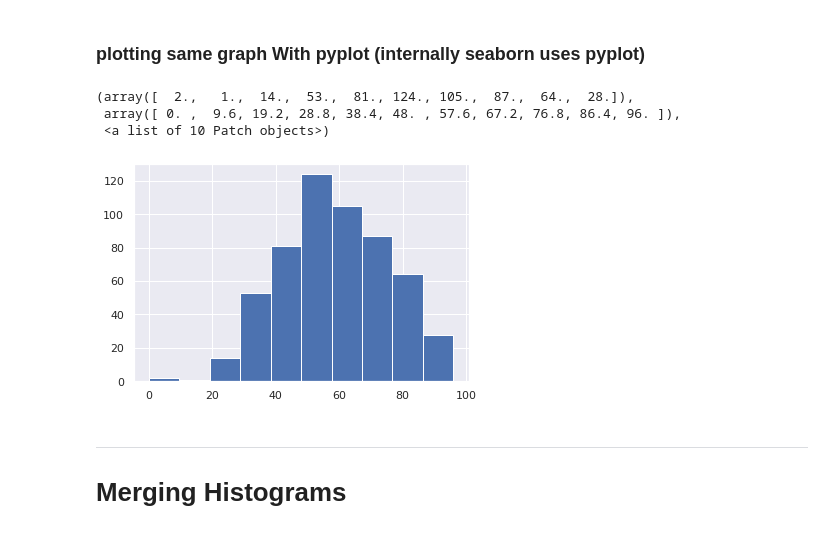
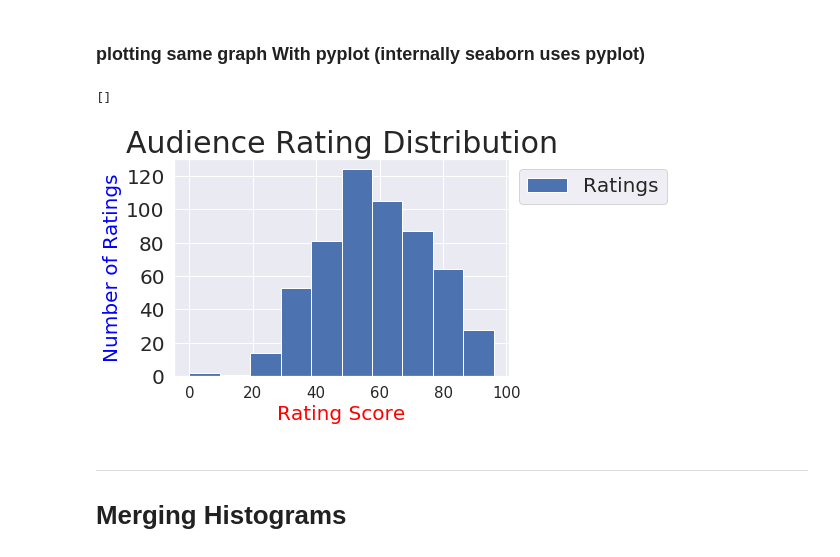
Before and after one commit to vermarajat22255/CS-559, a Jupyter notebook: Python A-Z Udemy practice/6/Stacked Histogram, categories and visualizations.ipynb, the cells around one changed output. Cells and saved outputs as stored; diff of their text form; code cells hidden in the pictures.

```diff
--- a/Python A-Z Udemy practice/6/Stacked Histogram, categories and visualizations.ipynb
+++ b/Python A-Z Udemy practice/6/Stacked Histogram, categories and visualizations.ipynb
@@ -117,12 +117,18 @@ sns.distplot(movies.BudgetMillion, bins=4)    #Bins is number of boxes
 # %% [markdown]
 ### plotting same graph With pyplot (internally seaborn uses pyplot)
-# %%
-plt.hist(movies.AudienceRating)
-# %% [output]
-(array([  2.,   1.,  14.,  53.,  81., 124., 105.,  87.,  64.,  28.]),
- array([ 0. ,  9.6, 19.2, 28.8, 38.4, 48. , 57.6, 67.2, 76.8, 86.4, 96. ]),
- <a list of 10 Patch objects>)
-[figure, removed]
+# %%
+plt.hist(movies.AudienceRating, label="Ratings")
+plt.title("Audience Rating Distribution",fontsize=30)
+plt.ylabel("Number of Ratings",fontsize=20, color="blue")
+plt.xlabel("Rating Score", fontsize=20, color="red")
+plt.xticks(fontsize=15)
+plt.yticks(fontsize=20)
+plt.legend(loc="upper left", bbox_to_anchor=(1,1), fontsize=20, frameon=True, fancybox=True)
+# plt.legend(prop={'color':"red"})
+plt.plot()
+# %% [output]
+[]
+[figure, added]
 # %% [markdown]
 ---
 
```
Also changed, not shown: parts of 1 cell of this notebook, 3 other files.
